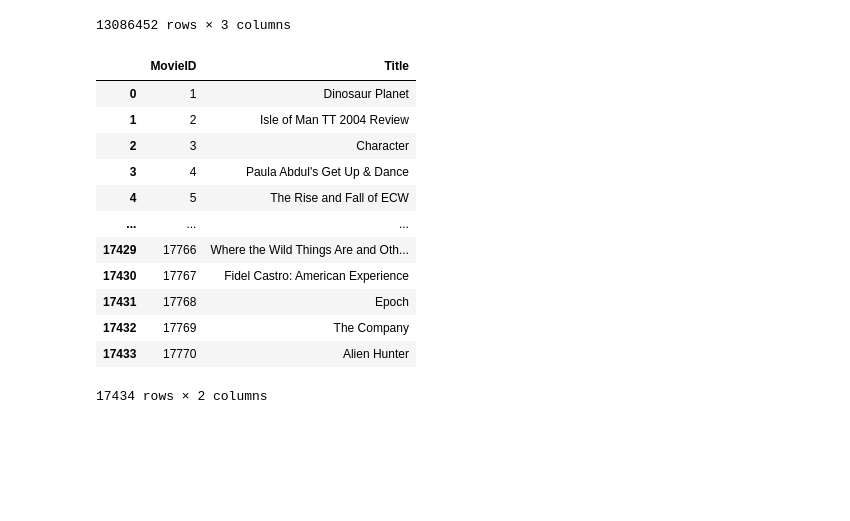
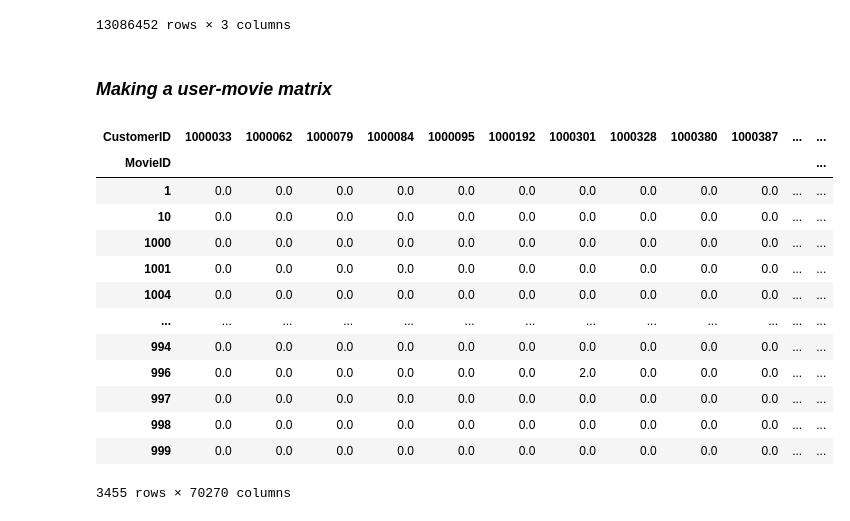
Before and after one commit to NityaVerma19/Movie-recommendation, a Jupyter notebook: netflix-prize.ipynb, the cells around one changed output. Cells and saved outputs as stored; diff of their text form; code cells hidden in the pictures; blank space fills up the shorter version.

```diff
--- a/netflix-prize.ipynb
+++ b/netflix-prize.ipynb
@@ -369,19 +369,24 @@ final_data_1
 | 24053762 | 4499 | 988963 | 3 |
 | 24053763 | 4499 | 1704416 | 3 |
 13086452 rows × 3 columns
-# %%
-movie_titles
-# %% [output]
-|  | MovieID | Title |
-| 0 | 1 | Dinosaur Planet |
-| 1 | 2 | Isle of Man TT 2004 Review |
-| 2 | 3 | Character |
-| 3 | 4 | Paula Abdul's Get Up & Dance |
-| 4 | 5 | The Rise and Fall of ECW |
-| ... | ... | ... |
-| 17429 | 17766 | Where the Wild Things Are and Oth... |
-| 17430 | 17767 | Fidel Castro: American Experience |
-| 17431 | 17768 | Epoch |
-| 17432 | 17769 | The Company |
-| 17433 | 17770 | Alien Hunter |
-17434 rows × 2 columns
+# %% [markdown]
+### ***Making a user-movie matrix***
+# %%
+user_movie_interact = final_data_1.pivot_table(index = 'MovieID', columns = 'CustomerID', values = 'Rating')
+user_movie_interact.fillna(0, inplace = True)   #filling nan values with 0
+user_movie_interact
+# %% [output]
+| CustomerID | 1000033 | 1000062 | 1000079 | 1000084 | 1000095 | 1000192 | 1000301 | 1000328 | 1000380 | 1000387 | ... | ... |
+| MovieID |  |  |  |  |  |  |  |  |  |  |  | ... |
+| 1 | 0.0 | 0.0 | 0.0 | 0.0 | 0.0 | 0.0 | 0.0 | 0.0 | 0.0 | 0.0 | ... | ... |
+| 10 | 0.0 | 0.0 | 0.0 | 0.0 | 0.0 | 0.0 | 0.0 | 0.0 | 0.0 | 0.0 | ... | ... |
+| 1000 | 0.0 | 0.0 | 0.0 | 0.0 | 0.0 | 0.0 | 0.0 | 0.0 | 0.0 | 0.0 | ... | ... |
+| 1001 | 0.0 | 0.0 | 0.0 | 0.0 | 0.0 | 0.0 | 0.0 | 0.0 | 0.0 | 0.0 | ... | ... |
+| 1004 | 0.0 | 0.0 | 0.0 | 0.0 | 0.0 | 0.0 | 0.0 | 0.0 | 0.0 | 0.0 | ... | ... |
+| ... | ... | ... | ... | ... | ... | ... | ... | ... | ... | ... | ... | ... |
+| 994 | 0.0 | 0.0 | 0.0 | 0.0 | 0.0 | 0.0 | 0.0 | 0.0 | 0.0 | 0.0 | ... | ... |
+| 996 | 0.0 | 0.0 | 0.0 | 0.0 | 0.0 | 0.0 | 2.0 | 0.0 | 0.0 | 0.0 | ... | ... |
+| 997 | 0.0 | 0.0 | 0.0 | 0.0 | 0.0 | 0.0 | 0.0 | 0.0 | 0.0 | 0.0 | ... | ... |
+| 998 | 0.0 | 0.0 | 0.0 | 0.0 | 0.0 | 0.0 | 0.0 | 0.0 | 0.0 | 0.0 | ... | ... |
+| 999 | 0.0 | 0.0 | 0.0 | 0.0 | 0.0 | 0.0 | 0.0 | 0.0 | 0.0 | 0.0 | ... | ... |
+3455 rows × 70270 columns
```
Also changed, not shown: parts of 25 cells of this notebook.
